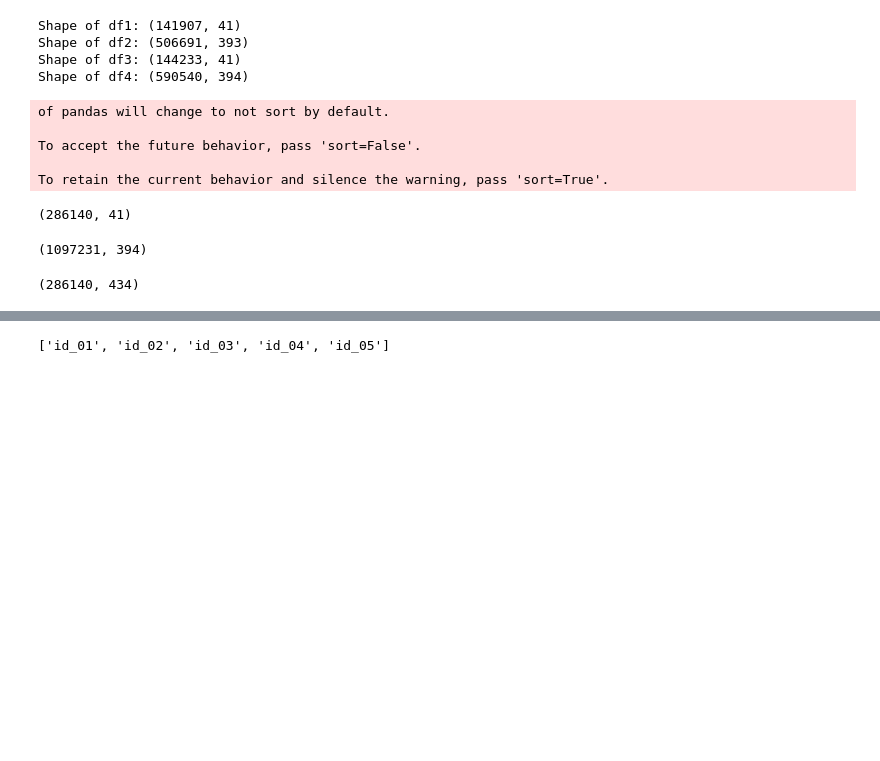
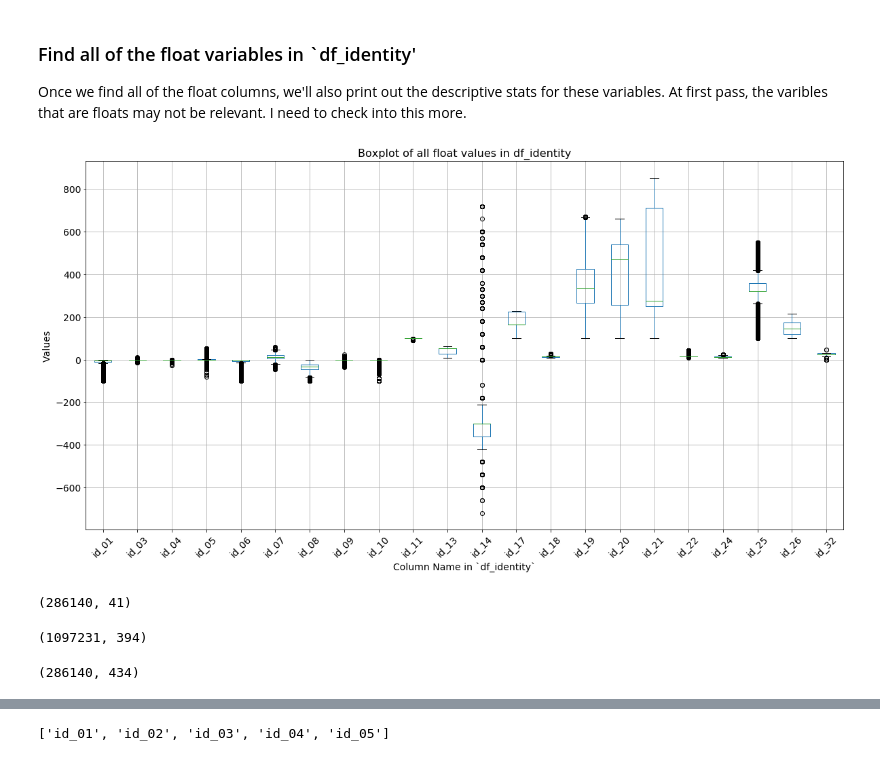
Before and after one commit to grantaguinaldo/ml_apps, a Jupyter notebook: fraud_detection/fraud_detection.ipynb, the cells around one changed output, grey strips where cells are left out. Drawn from its saved outputs; the diff is of its cells as text; code cells hidden in the pictures; blank space fills up the shorter version.

```diff
--- a/fraud_detection/fraud_detection.ipynb
+++ b/fraud_detection/fraud_detection.ipynb
@@ -28,28 +45,33 @@ df4 = pd.read_csv('./data_in/train_transaction.csv')
-# %%
-print('Shape of df1: {}'.format(df1.shape))
-print('Shape of df2: {}'.format(df2.shape))
-print('Shape of df3: {}'.format(df3.shape))
-print('Shape of df4: {}'.format(df4.shape))
-# %% [output]
-Shape of df1: (141907, 41)
-Shape of df2: (506691, 393)
-Shape of df3: (144233, 41)
-Shape of df4: (590540, 394)
 # %%
-df_identity = pd.concat([df1, df3])
-df_transaction = pd.concat([df2, df4])
+#Concatenate the two identity and two transaction dataframes into one.
+
+df_identity = pd.concat([df1, df3], sort=False)
+df_transaction = pd.concat([df2, df4], sort=False)
-# %% [output]
-of pandas will change to not sort by default.
-
-To accept the future behavior, pass 'sort=False'.
-
-To retain the current behavior and silence the warning, pass 'sort=True'.
-# %%
-df_identity.shape
-# %% [output]
-(286140, 41)
-# %%
-df_transaction.shape
-# %% [output]
-(1097231, 394)
+# %% [markdown]
+### Find all of the float variables in `df_identity'
+
+Once we find all of the float columns, we'll also print out the descriptive stats for these variables. At first pass, the varibles that are floats may not be relevant. I need to check into this more.
+# %%
+#Boxplot of the `float` features.
+
+plt.figure(figsize=(20, 10))
+df_identity[df_identity.columns[df_identity.dtypes == float].tolist()].drop(["id_02"], axis=1).boxplot()
+plt.ylabel('Values', fontsize = 14)
+plt.yticks(fontsize=14)
+plt.xlabel('Column Name in `df_identity`', fontsize = 14)
+plt.xticks(fontsize=14, rotation=45)
+plt.title('Boxplot of all float values in df_identity', fontsize=16)
+plt.show()
+# %% [output]
+[figure, added]
+# %%
+#Check shape of new dataframe.
+df_identity.shape
+# %% [output]
+(286140, 41)
+# %%
+#Check shape of new dataframe.
+df_transaction.shape
+# %% [output]
+(1097231, 394)
 # %%
@@ -57,7 +82,9 @@ df = pd.merge(df_identity, df_transaction, on='TransactionID', how='inner')
-# %%
-df.shape
-# %% [output]
-(286140, 434)
+# %%
+#Check shape of new dataframe.
+
+df.shape
+# %% [output]
+(286140, 434)
 # %%
 #Remove any columns that have more than 90% of the values missing.
 df = df.loc[:, df.isnull().mean() < 0.9]
```
Also changed, not shown: parts of 76 cells of this notebook.
